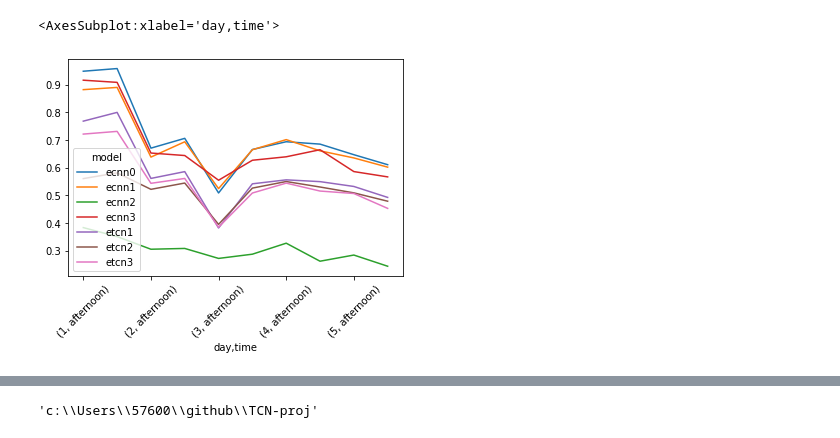
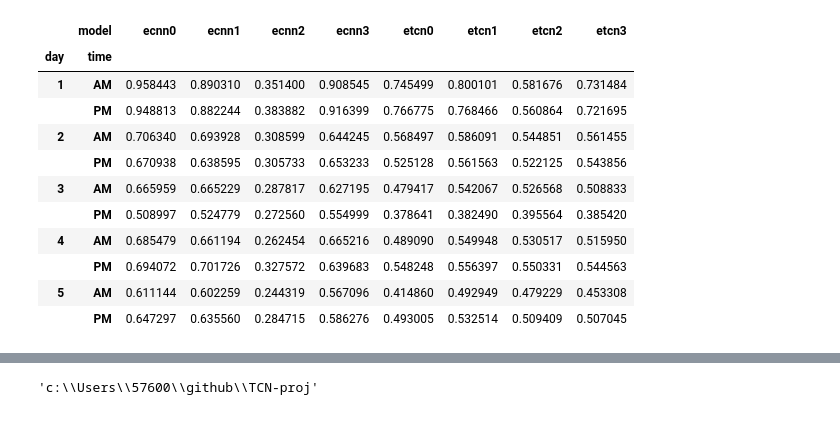
Before and after one commit to YuzhouLin/ECNN-NinaProDB6, a Jupyter notebook: analysis.ipynb, the cells around one changed output, grey strips where cells are left out. Drawn from its saved outputs; the diff is of its cells as text; code cells hidden in the pictures.

```diff
--- a/analysis.ipynb
+++ b/analysis.ipynb
@@ -84,5 +67,15 @@ df_acc.groupby(['day', 'time','model']).mean().unstack().plot(kind='bar', y='acc
-# %%
-df_acc.groupby(['day', 'time','model']).mean().unstack().plot(kind='line', y='acc',rot=45)
-# %% [output]
-<AxesSubplot:xlabel='day,time'>
-[figure, removed]
+# %%
+df_acc_summary['acc']
+# %% [output]
+|  | model | ecnn0 | ecnn1 | ecnn2 | ecnn3 | etcn0 | etcn1 | etcn2 | etcn3 |
+| day | time |  |  |  |  |  |  |  |  |
+| 1 | AM | 0.958443 | 0.890310 | 0.351400 | 0.908545 | 0.745499 | 0.800101 | 0.581676 | 0.731484 |
+|  | PM | 0.948813 | 0.882244 | 0.383882 | 0.916399 | 0.766775 | 0.768466 | 0.560864 | 0.721695 |
+| 2 | AM | 0.706340 | 0.693928 | 0.308599 | 0.644245 | 0.568497 | 0.586091 | 0.544851 | 0.561455 |
+|  | PM | 0.670938 | 0.638595 | 0.305733 | 0.653233 | 0.525128 | 0.561563 | 0.522125 | 0.543856 |
+| 3 | AM | 0.665959 | 0.665229 | 0.287817 | 0.627195 | 0.479417 | 0.542067 | 0.526568 | 0.508833 |
+|  | PM | 0.508997 | 0.524779 | 0.272560 | 0.554999 | 0.378641 | 0.382490 | 0.395564 | 0.385420 |
+| 4 | AM | 0.685479 | 0.661194 | 0.262454 | 0.665216 | 0.489090 | 0.549948 | 0.530517 | 0.515950 |
+|  | PM | 0.694072 | 0.701726 | 0.327572 | 0.639683 | 0.548248 | 0.556397 | 0.550331 | 0.544563 |
+| 5 | AM | 0.611144 | 0.602259 | 0.244319 | 0.567096 | 0.414860 | 0.492949 | 0.479229 | 0.453308 |
+|  | PM | 0.647297 | 0.635560 | 0.284715 | 0.586276 | 0.493005 | 0.532514 | 0.509409 | 0.507045 |
```
Also changed, not shown: parts of 6 cells of this notebook, 3 other files.
